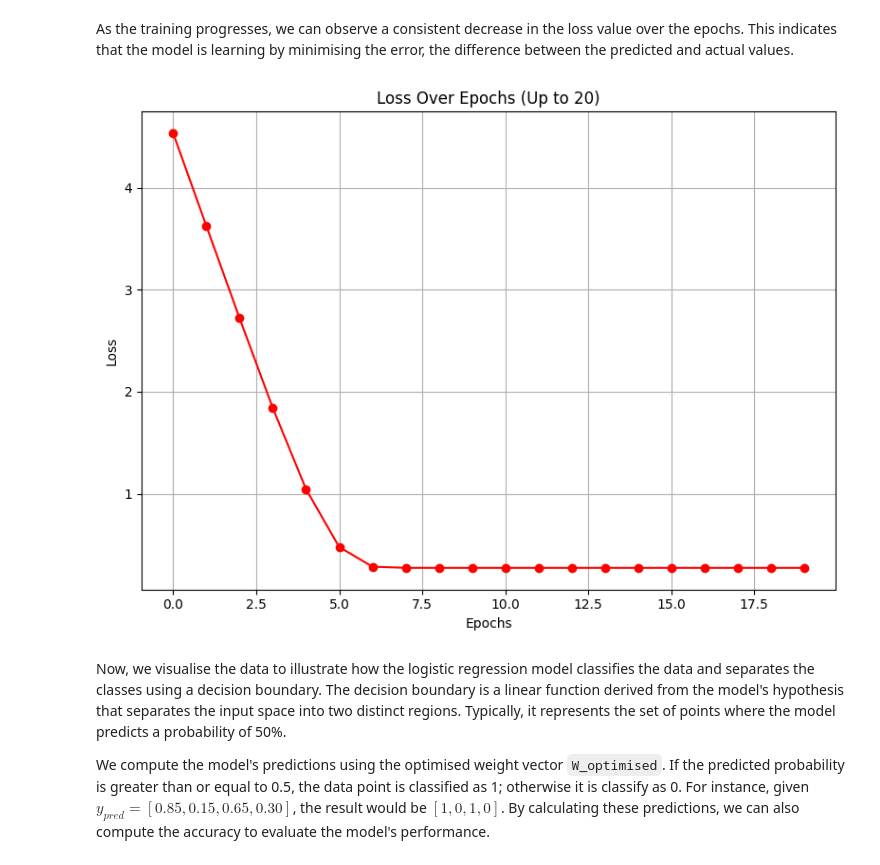
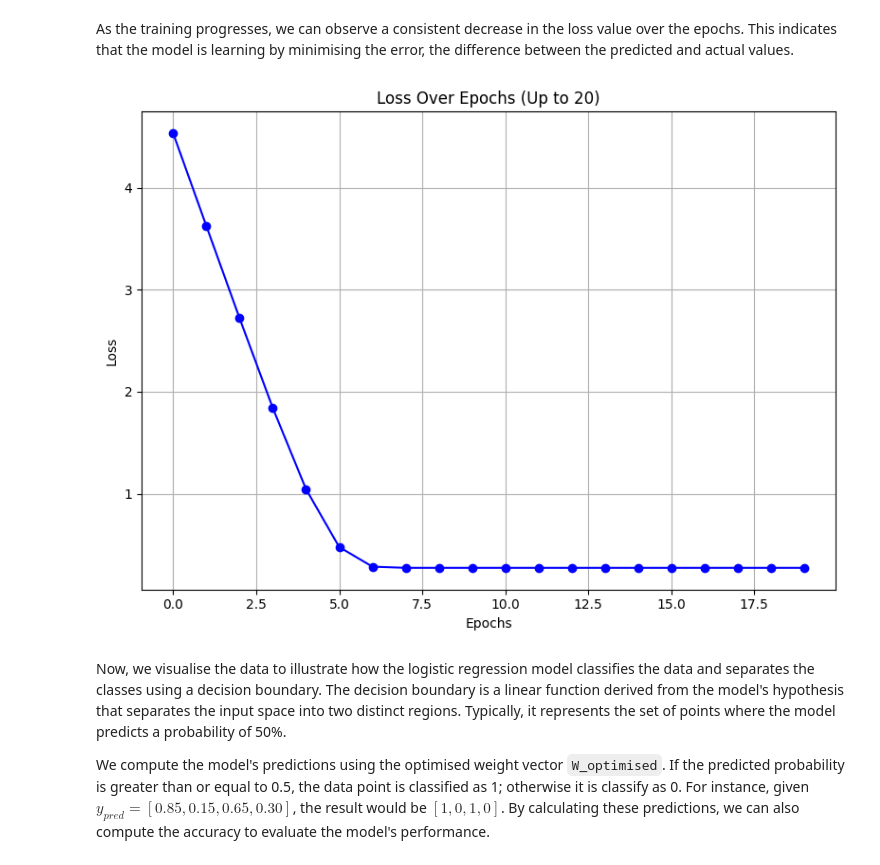
Before and after one commit to tsu76i/DS-playground, a Jupyter notebook: 2. Regression/2.1 Regression From Scratch/2.1_regression_from_scratch.ipynb, the cells around one changed output. Cells and saved outputs as stored; diff of their text form; code cells hidden in the pictures.

```diff
--- a/2. Regression/2.1 Regression From Scratch/2.1_regression_from_scratch.ipynb
+++ b/2. Regression/2.1 Regression From Scratch/2.1_regression_from_scratch.ipynb
@@ -389,15 +389,15 @@ Optimised weights after 5000 epochs:
 As the training progresses, we can observe a consistent decrease in the loss value over the epochs. This indicates that the model is learning by minimising the error, the difference between the predicted and actual values.
 # %%
 plt.figure(figsize=(8, 6))
-plt.plot(loss_BCE[:20], marker='o', color='red')
+plt.plot(loss_BCE[:20], marker='o', color='blue')
 plt.xlabel('Epochs')
 plt.ylabel('Loss')
 plt.title('Loss Over Epochs (Up to 20)')
 plt.tight_layout()
 plt.grid(True)
 plt.show()
 # %% [output]
-[figure, old version]
+[figure, new version]
 # %% [markdown]
 Now, we visualise the data to illustrate how the logistic regression model classifies the data and separates the classes using a decision boundary. The decision boundary is a linear function derived from the model's hypothesis that separates the input space into two distinct regions. Typically, it represents the set of points where the model predicts a probability of 50%.
 
```
Also changed, not shown: parts of 1 cell of this notebook.
